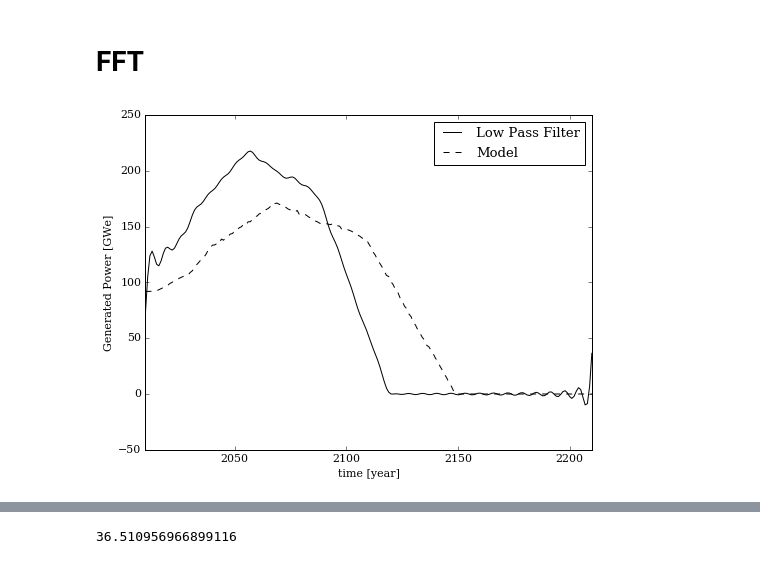
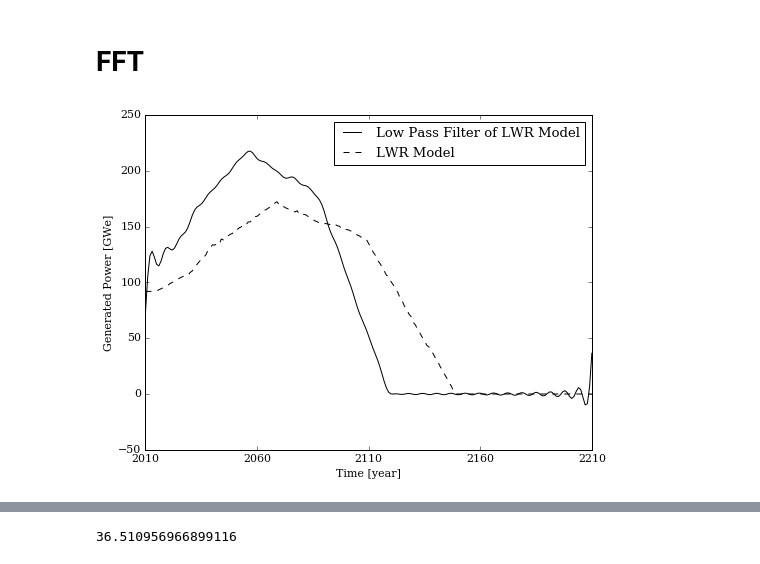
Before and after one commit to scopatz/fc-bench-method, a Jupyter notebook: methodology.ipynb, the cells around one changed output, grey strips where cells are left out. Cells and saved outputs as stored; diff of their text form; code cells hidden in the pictures.

```diff
--- a/methodology.ipynb
+++ b/methodology.ipynb
@@ -408,21 +408,23 @@ plt.savefig(fname + '.eps')
 # %% [markdown]
 FFT
 =====
-# %%
-n_fft = 256
-lwr_freq = np.fft.rfft(gwe_lwr_mu, n=n_fft)
-low_pass = np.fft.irfft(lwr_freq[:int(n_fft/8)], n=len(t))
 # %%
-fig = plt.figure(figsize=(8, 6))
-plt.plot(t, low_pass, 'k-', label='Low Pass Filter')
-plt.plot(t, gwe_lwr_mu, 'k--', label='Model')
-ax = plt.axis()
-plt.axis([t[0], t[-1], ax[2], ax[3]])
-plt.legend(loc=0)
-plt.xlabel('time [year]')
-plt.ylabel('Generated Power [GWe]')
-fname = 'fft-lwr-model'
-plt.savefig(fname + '.png')
-plt.savefig(fname + '.eps')
+n_fft = 256
+def do_fft(data, fname, label):
+    lwr_freq = np.fft.rfft(data, n=n_fft)
+    low_pass = np.fft.irfft(lwr_freq[:int(n_fft/8)], n=len(t))
+    fig = plt.figure(figsize=(8, 6))
+    plt.plot(t, low_pass, 'k-', label='Low Pass Filter of ' + label)
+    plt.plot(t, data, 'k--', label=label)
+    ax = plt.axis()
+    plt.axis([t[0], t[-1], ax[2], ax[3]])
+    plt.xticks(np.linspace(t[0], t[-1], 5))
+    plt.legend(loc=0)
+    plt.xlabel('Time [year]')
+    plt.ylabel('Generated Power [GWe]')
+    plt.savefig(fname + '.png')
+    plt.savefig(fname + '.eps')
-# %% [output]
-[figure, removed]
+# %%
+do_fft(gwe_lwr_mu, fname='fft-lwr-model', label='LWR Model')
+# %% [output]
+[figure, added]
```
Also changed, not shown: parts of 2 cells of this notebook, 3 other files.
